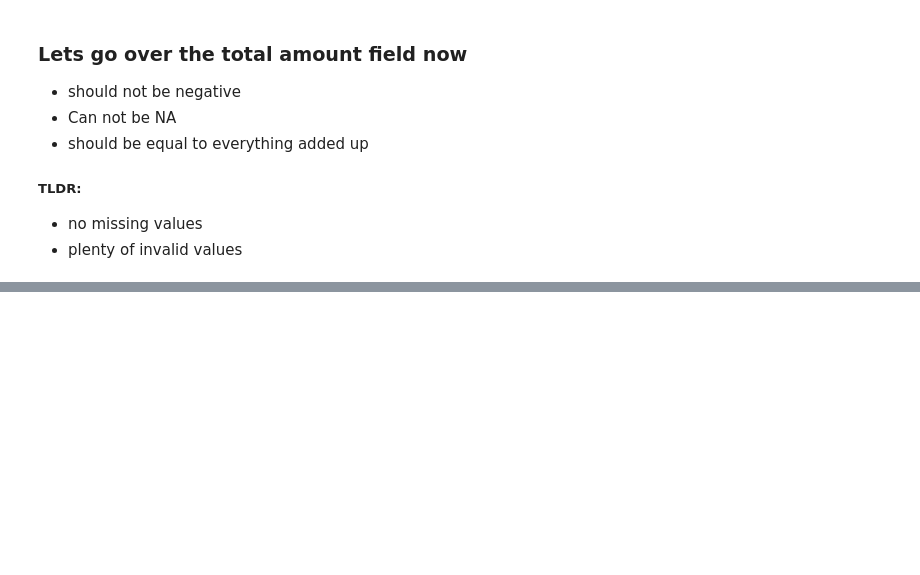
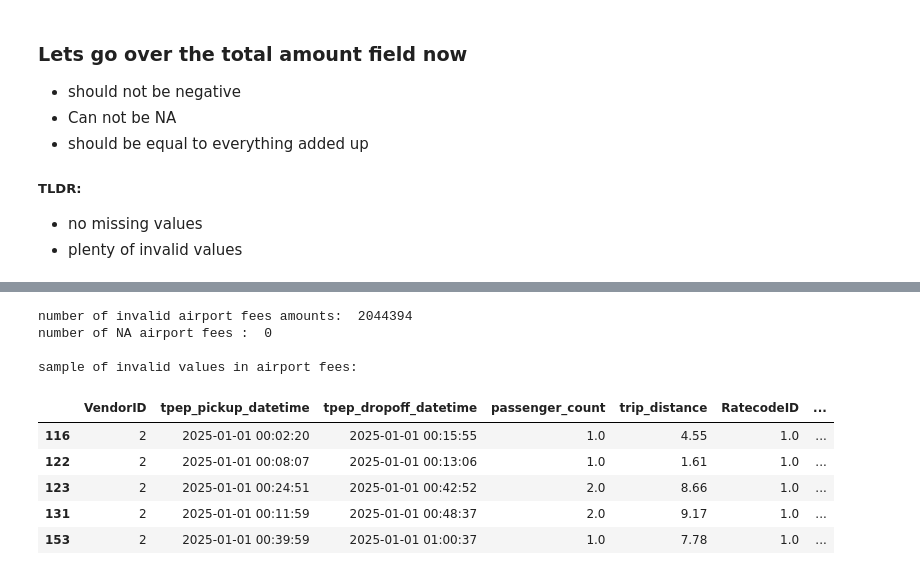
Before and after one commit to ashurbajii/Data-Vis-Project, a Jupyter notebook: Pre-Process.ipynb, the cells around one changed output, grey strips where cells are left out. Drawn from its saved outputs; the diff is of its cells as text; code cells hidden in the pictures; blank space fills up the shorter version.

```diff
--- a/Pre-Process.ipynb
+++ b/Pre-Process.ipynb
@@ -511,0 +550,23 @@ sample of invalid values in mta_tax:
+# %%
+#Check if na:
+afNA = td.Airport_fee.isna().sum()
+
+#Check if iv:
+afIV = ((td["Airport_fee"] < 0) | ((td["Airport_fee"] != 0) & (~td["PULocationID"].isin([1,132])))).sum()
+
+print("number of invalid airport fees amounts: ", totalIV)
+print("number of NA airport fees : ", totalNA, "\n")
+
+print("sample of invalid values in airport fees:")
+display(td[(td["Airport_fee"] < 0) | ((td["Airport_fee"] != 0) & (~td["PULocationID"].isin([1,132])))].head())
+# %% [output]
+number of invalid airport fees amounts:  2044394
+number of NA airport fees :  0
+
+sample of invalid values in airport fees:
+|  | VendorID | tpep_pickup_datetime | tpep_dropoff_datetime | passenger_count | trip_distance | RatecodeID | ... |
+| 116 | 2 | 2025-01-01 00:02:20 | 2025-01-01 00:15:55 | 1.0 | 4.55 | 1.0 | ... |
+| 122 | 2 | 2025-01-01 00:08:07 | 2025-01-01 00:13:06 | 1.0 | 1.61 | 1.0 | ... |
+| 123 | 2 | 2025-01-01 00:24:51 | 2025-01-01 00:42:52 | 2.0 | 8.66 | 1.0 | ... |
+| 131 | 2 | 2025-01-01 00:11:59 | 2025-01-01 00:48:37 | 2.0 | 9.17 | 1.0 | ... |
+| 153 | 2 | 2025-01-01 00:39:59 | 2025-01-01 01:00:37 | 1.0 | 7.78 | 1.0 | ... |
```
Also changed, not shown: parts of 6 cells of this notebook.
